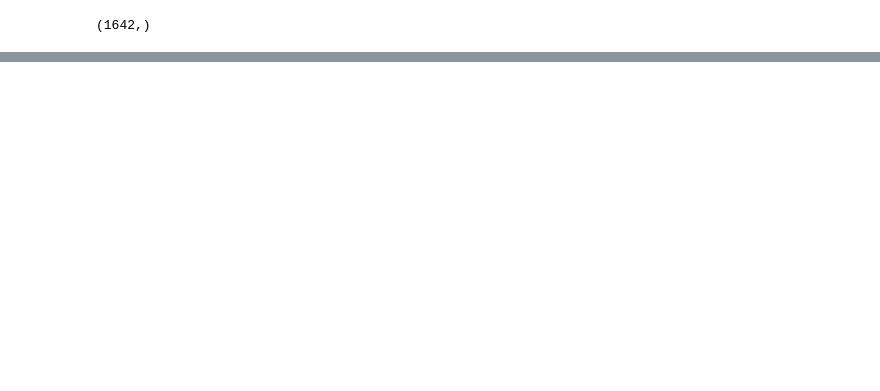
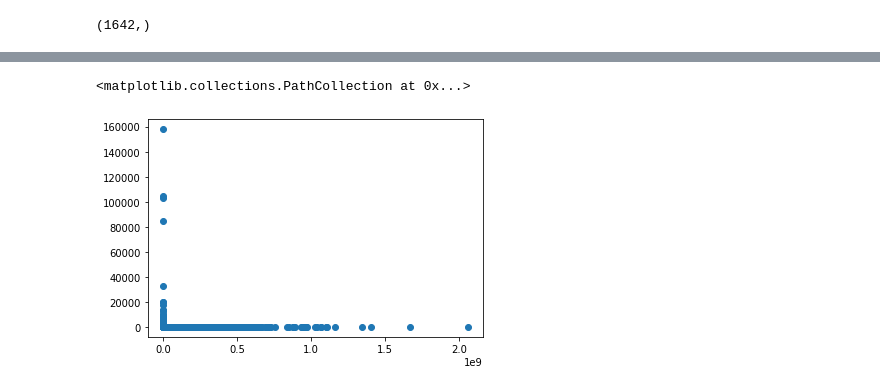
Before and after one commit to Ralph2g/Machine-Learning-Py3, a Jupyter notebook: modelacion_evaluacion.ipynb, the cells around one changed output, grey strips where cells are left out. Drawn from its saved outputs; the diff is of its cells as text; code cells hidden in the pictures; blank space fills up the shorter version.

```diff
--- a/modelacion_evaluacion.ipynb
+++ b/modelacion_evaluacion.ipynb
@@ -74,0 +85,7 @@ plt.hist([predicted,y_test])
+# %%
+ap_residuals = np.abs(residuals)/y_test
+# %%
+plt.scatter(y_test,ap_residuals)#vemos en donde está la mayor concentración de nuestro error
+# %% [output]
+<matplotlib.collections.PathCollection at 0x...>
+[figure, added]
```
Also changed, not shown: parts of 8 cells of this notebook, 43 other files.
